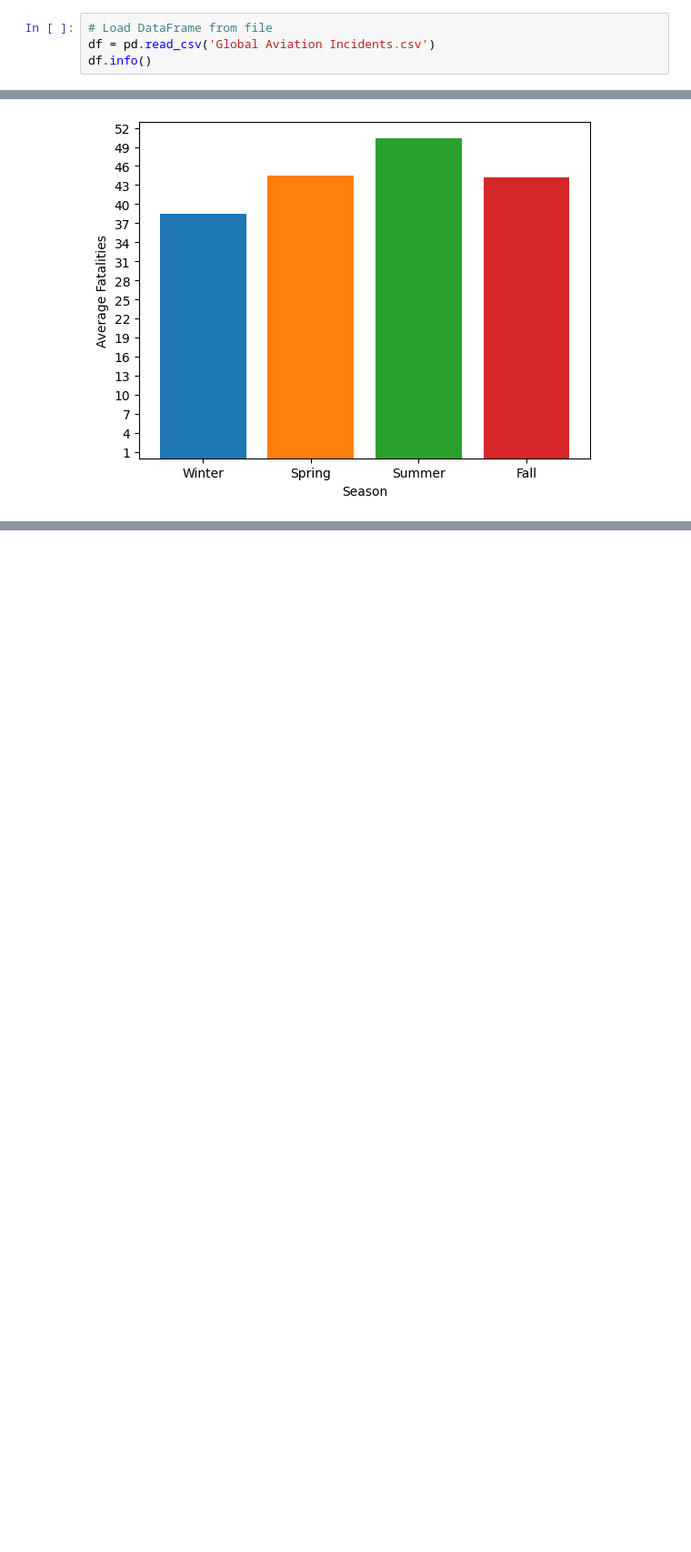
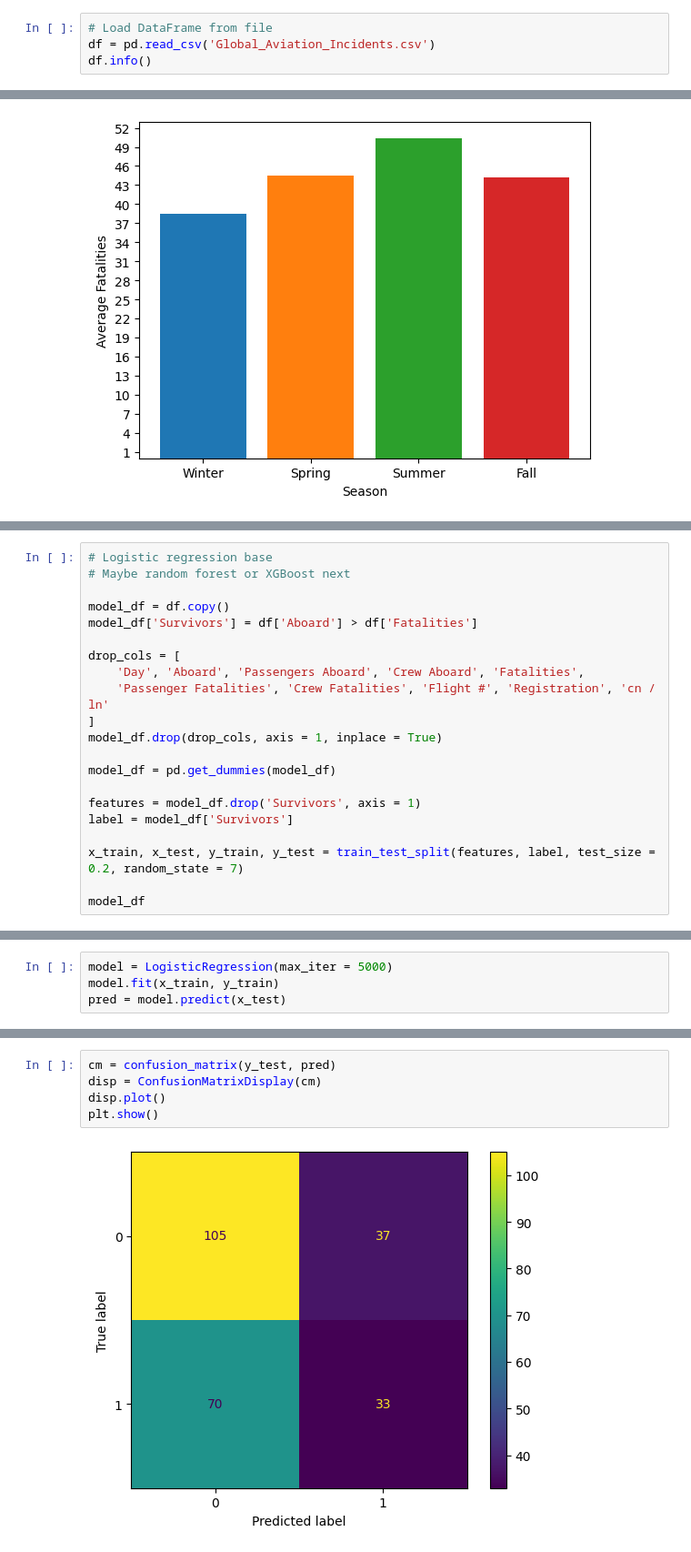
Before and after one commit to wavvyyi/test-repo, a Jupyter notebook: Seasonality_of_Aviation_Accidents.ipynb, the cells around one changed output, grey strips where cells are left out. Shown at 91% size. Drawn from its saved outputs; the diff is of its cells as text; blank space fills up the shorter version.

Commit message:
Added initial models

```diff
--- a/Seasonality_of_Aviation_Accidents.ipynb
+++ b/Seasonality_of_Aviation_Accidents.ipynb
@@ -114,7 +116,7 @@ df.to_csv('Global Aviation Incidents.csv', index = False)
 df.info()
 # %%
 # Load DataFrame from file
-df = pd.read_csv('Global Aviation Incidents.csv')
+df = pd.read_csv('Global_Aviation_Incidents.csv')
 df.info()
 # %% [output]
 <class 'pandas.core.frame.DataFrame'>
@@ -273,0 +278,21 @@ plt.show()
+# %%
+# Logistic regression base
+# Maybe random forest or XGBoost next
+
+model_df = df.copy()
+model_df['Survivors'] = df['Aboard'] > df['Fatalities']
+
+drop_cols = [
+    'Day', 'Aboard', 'Passengers Aboard', 'Crew Aboard', 'Fatalities',
+    'Passenger Fatalities', 'Crew Fatalities', 'Flight #', 'Registration', 'cn / ln'
+]
+model_df.drop(drop_cols, axis = 1, inplace = True)
+
+model_df = pd.get_dummies(model_df)
+
+features = model_df.drop('Survivors', axis = 1)
+label = model_df['Survivors']
+
+x_train, x_test, y_train, y_test = train_test_split(features, label, test_size = 0.2, random_state = 7)
+
+model_df
@@ -273,0 +301,4 @@ plt.show()
+# %%
+model = LogisticRegression(max_iter = 5000)
+model.fit(x_train, y_train)
+pred = model.predict(x_test)
@@ -273,0 +311,7 @@ plt.show()
+# %%
+cm = confusion_matrix(y_test, pred)
+disp = ConfusionMatrixDisplay(cm)
+disp.plot()
+plt.show()
+# %% [output]
+[figure, added]
```
Also changed, not shown: parts of 11 cells of this notebook.
